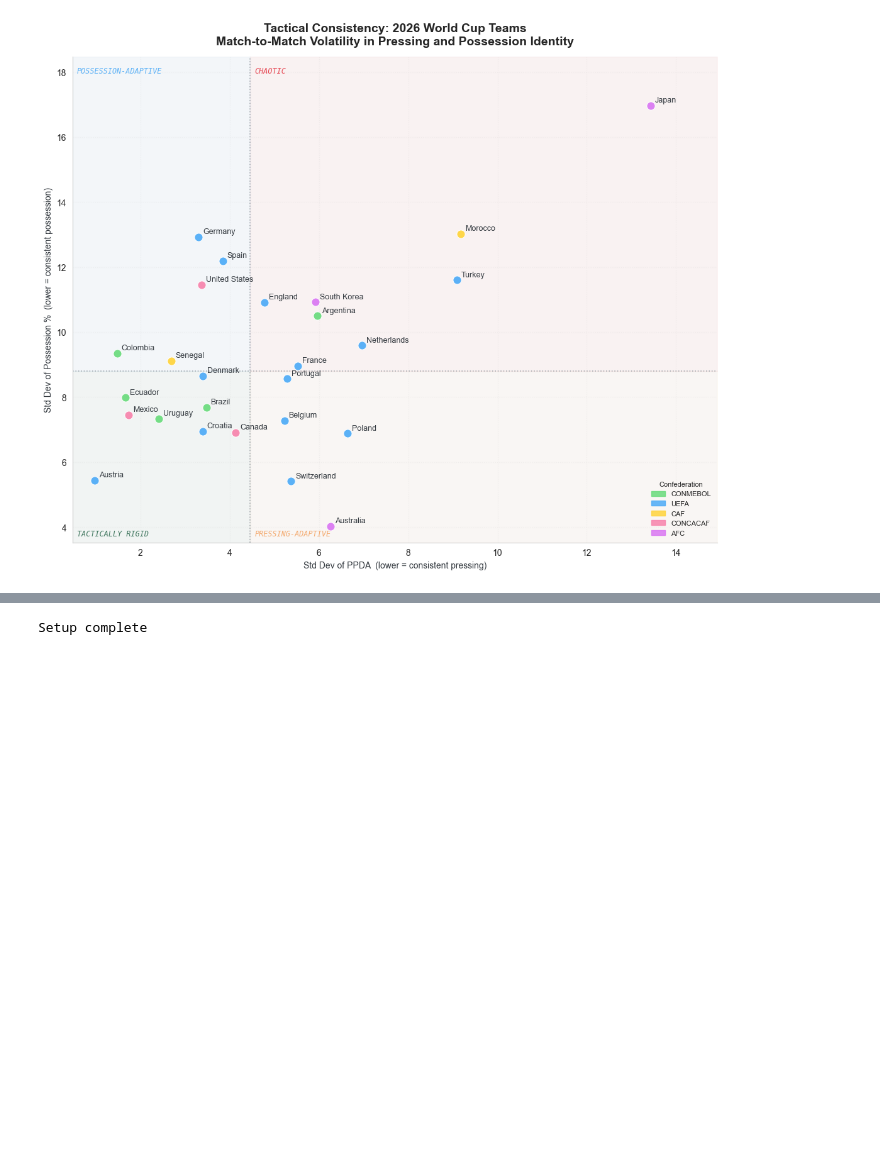
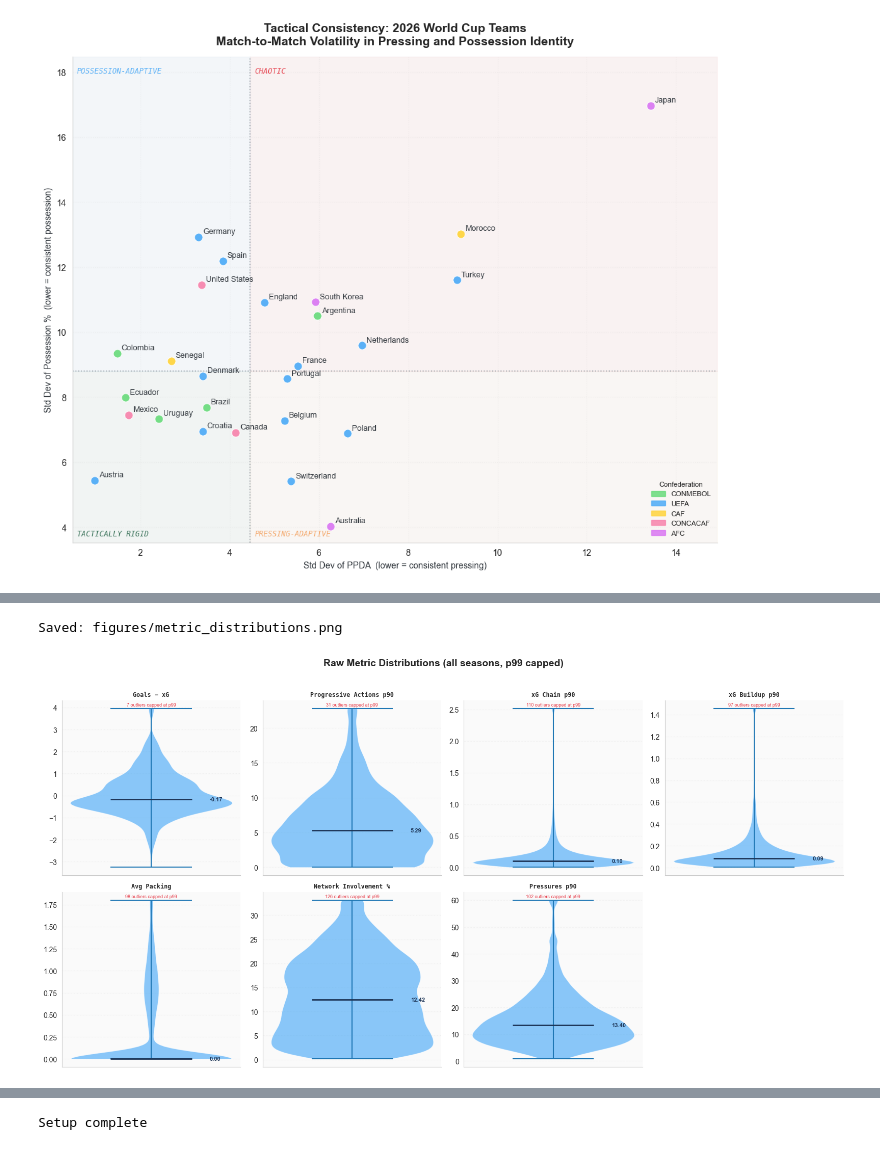
Before and after one commit to soh364/soccer-analytics-capstone-XOh, a Jupyter notebook: eda/EDA_Soomi.ipynb, the cells around one changed output, grey strips where cells are left out. Cells and saved outputs as stored; diff of their text form; code cells hidden in the pictures; blank space fills up the shorter version.

```diff
--- a/eda/EDA_Soomi.ipynb
+++ b/eda/EDA_Soomi.ipynb
@@ -650,0 +660,5 @@ The volume threshold is conservative by design
+# %%
+plot_metric_distributions_pl(player_raw_data)
+# %% [output]
+Saved: figures/metric_distributions.png
+[figure, added]
```
Also changed, not shown: parts of 43 cells of this notebook, 25 other files.
